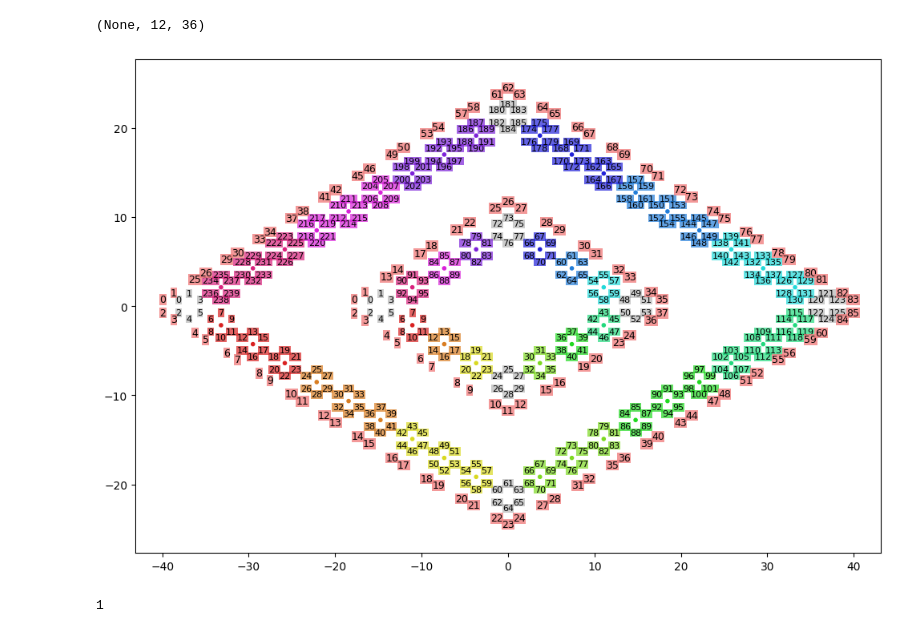
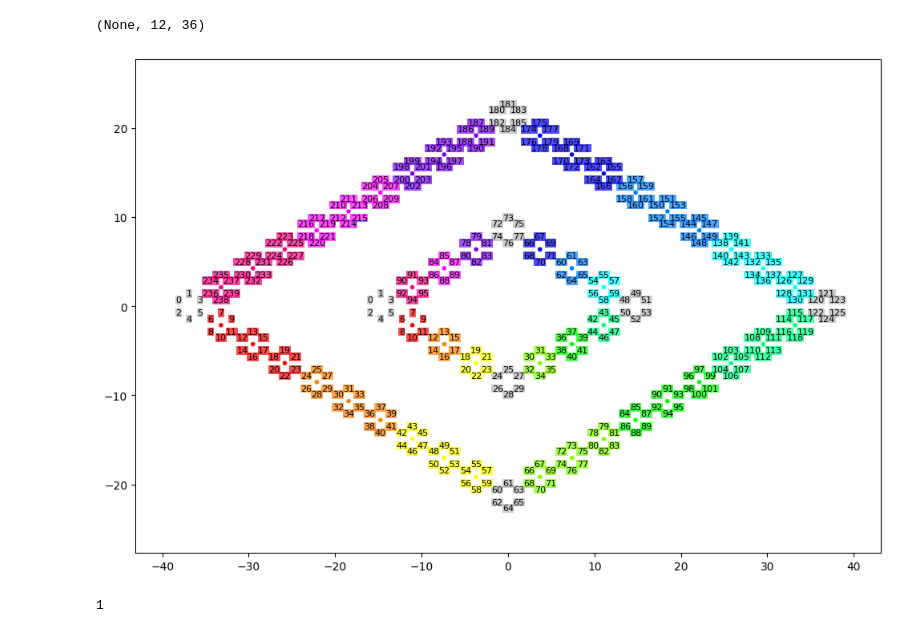
Before and after one commit to BastianValhoj/QTM-ML, a Jupyter notebook: scripts/notebooks/show_extrapolation.ipynb, the cells around one changed output. Cells and saved outputs as stored; diff of their text form; code cells hidden in the pictures.

Commit message:
fixed plots -- next step: Slater-Koster + write TBTGF from previous calcualtiosn

```diff
--- a/scripts/notebooks/show_extrapolation.ipynb
+++ b/scripts/notebooks/show_extrapolation.ipynb
@@ -129,7 +129,7 @@ ax.scatter(*temp_geom_small[corners_small, :2].T, color="grey")
 # %%
 def distinct_colors(n):
     hues = np.linspace(0, 1 , n, endpoint=False)
-    return [mcolors.hsv_to_rgb([h, 0.85, 0.85]) for h in hues]
+    return [mcolors.hsv_to_rgb([h, 1, 1]) for h in hues]
 
 
 def outward_offset(xyz_centered, scale=0.5):
@@ -180,44 +180,44 @@ ax.scatter(cx,cy, color=colors[small_to_big_idx], marker=".", zorder=3)
 
 for (atom_idx, (x,y,_)) in zip(corners_big, xyz_big_centered[corners_big]):
     ax.text(x,y,atom_idx,ha="center",va="center",fontsize=8,
             bbox=dict(facecolor="grey", alpha=0.4, pad=0.2, edgecolor="none")
     )
 
 # repeat colors (indexed to number of centroids belogning to each centroid in small) by the number of atoms per centroid in big structre
 colors_repeated_big = np.repeat(colors[small_to_big_idx], Ham0.na, axis=0)
 # color text boxes for atom index belogning to centroid of same color
 for (i, (atom_idx, (x,y,_))) in enumerate(zip(edges_big, xyz_big_centered[edges_big])):
     ax.text(x,y,atom_idx,ha="center",va="center",fontsize=8,
         bbox=dict(facecolor=colors_repeated_big[i], alpha=0.7, pad=0.2, edgecolor="none")
     )
 
 
 offset_small = outward_offset(rsse_re_coord_small, scale=1.8)
 offset_big = outward_offset(rsse_re_coord_big, scale=1.8)
 
-for atom_idx, (x,y,_) in enumerate(rsse_re_coord_small):
-    dx,dy = offset_small[atom_idx]
-    ax.text(x+dx,y+dy,str(atom_idx),ha="center", va="center", fontsize=9,
-            bbox=dict(facecolor="lightcoral", alpha=0.8, pad=0.2, edgecolor="None")
-            )
+# for atom_idx, (x,y,_) in enumerate(rsse_re_coord_small):
+#     dx,dy = offset_small[atom_idx]
+#     ax.text(x+dx,y+dy,str(atom_idx),ha="center", va="center", fontsize=9,
+#             bbox=dict(facecolor="lightcoral", alpha=0.8, pad=0.2, edgecolor="None")
+#             )
 
-for atom_idx, (x,y,_) in enumerate(rsse_re_coord_big):
-    dx,dy = offset_big[atom_idx]
-    ax.text(x+dx,y+dy,str(atom_idx),ha="center", va="center", fontsize=9,
-            bbox=dict(facecolor="lightcoral", alpha=0.8, pad=0.2, edgecolor="None")
-            )
+# for atom_idx, (x,y,_) in enumerate(rsse_re_coord_big):
+#     dx,dy = offset_big[atom_idx]
+#     ax.text(x+dx,y+dy,str(atom_idx),ha="center", va="center", fontsize=9,
+#             bbox=dict(facecolor="lightcoral", alpha=0.8, pad=0.2, edgecolor="None")
+#             )
 
 
 plot_radii_x = np.max(xyz_big_centered[:, 0])
 plot_radii_y = np.max(xyz_big_centered[:, 1])
 # print(plot_radii_x)
 ax.set(xlim=(-5-plot_radii_x, 5+plot_radii_x),
        ylim=(-5-plot_radii_y, 5+plot_radii_y),
        )
 
 fig.savefig(f"../figures/show_extrapolation_-_{N_small}_to_{N_big}")
 # %% [output]
-[figure, old version]
+[figure, new version]
 # %%
 convert = rsse_mapping(Ham_elec_small, Ham_elec_big, geom_edge_small, geom_edge_big, N_small, N_big, Ham0.na, NC=NC, ret_parts=False)
 convert[1]
```
Also changed, not shown: 6 other files.
